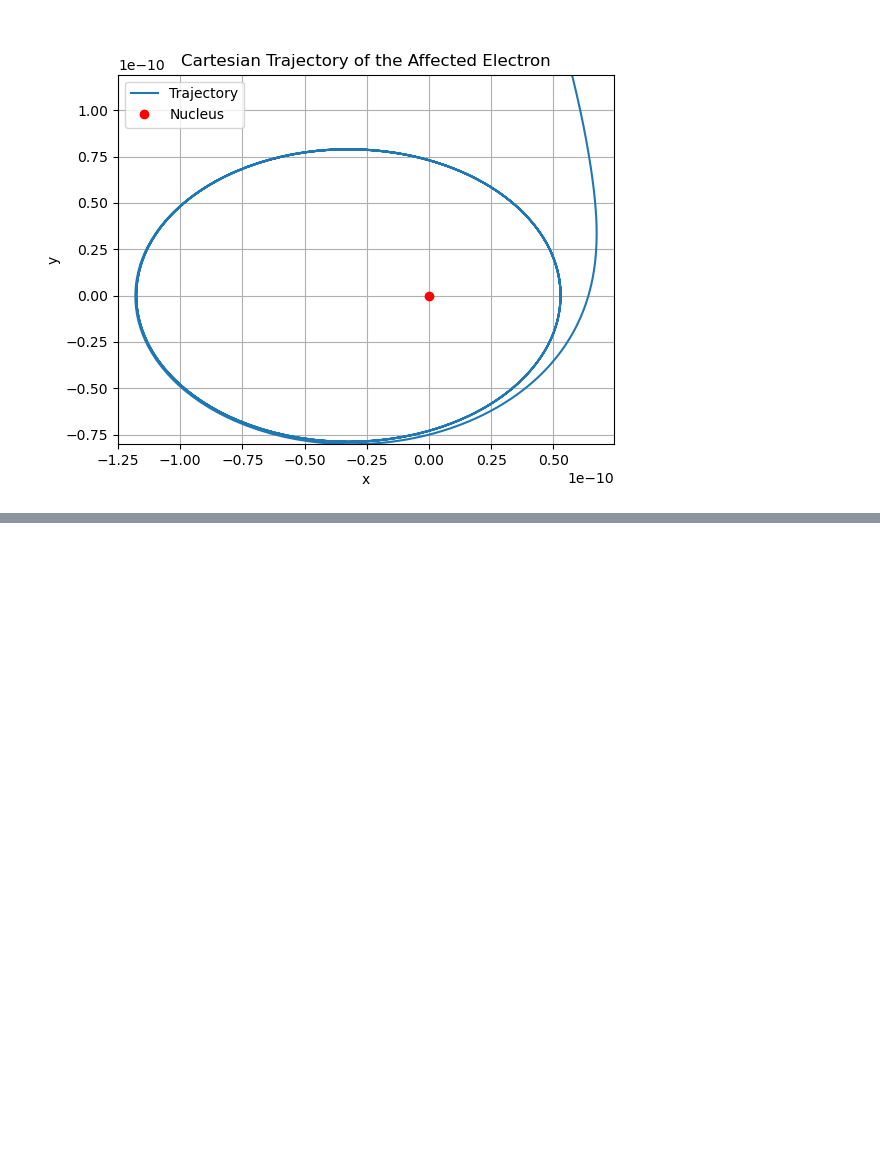
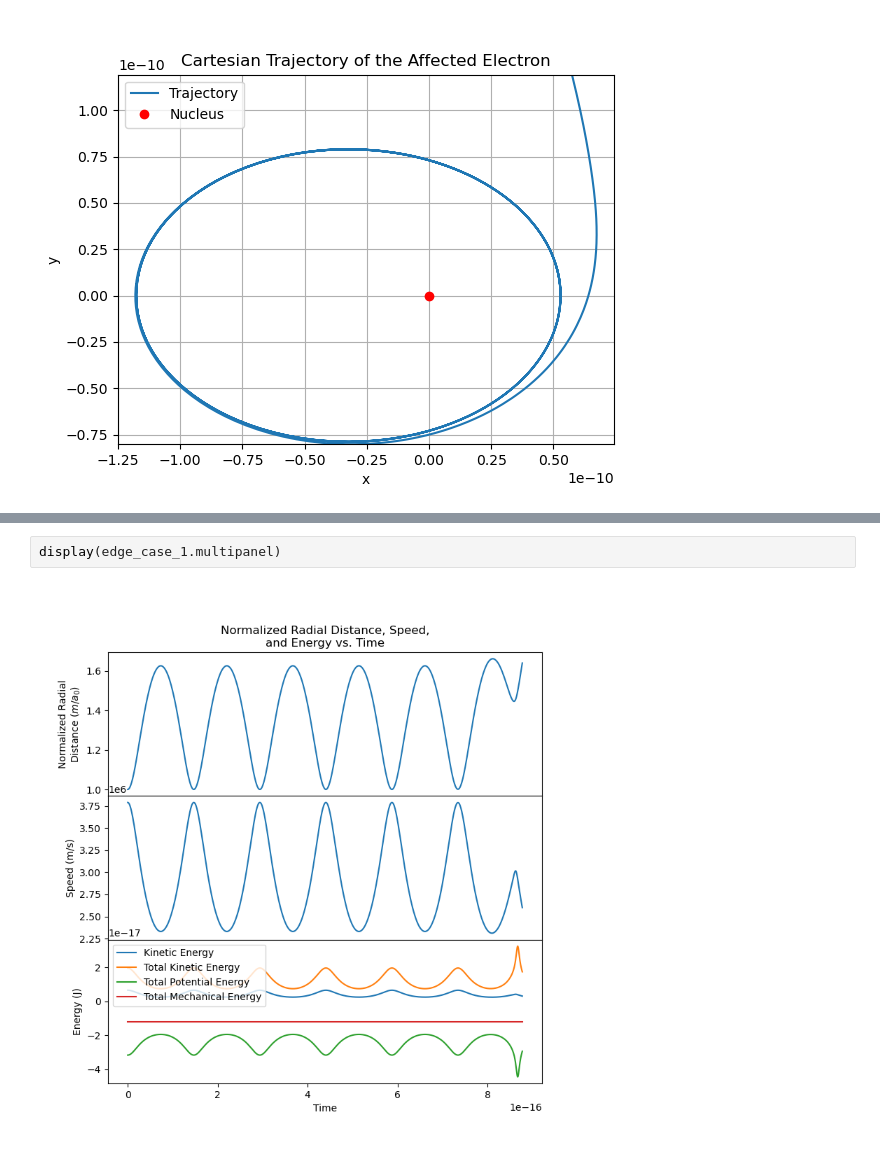
Before and after one commit to mufaro3/physics-210, a Jupyter notebook: Projects/Project 2.ipynb, the cells around one changed output, grey strips where cells are left out. Drawn from its saved outputs; the diff is of its cells as text; blank space fills up the shorter version.

```diff
--- a/Projects/Project 2.ipynb
+++ b/Projects/Project 2.ipynb
@@ -769,0 +825,4 @@ generate_contour(n_domain     = [1, 2, 3, 4, 5, 6, 7, 8, 9, 10],
+# %%
+display(edge_case_1.multipanel)
+# %% [output]
+[figure, added]
```
Also changed, not shown: parts of 105 cells of this notebook, 4 other files.
